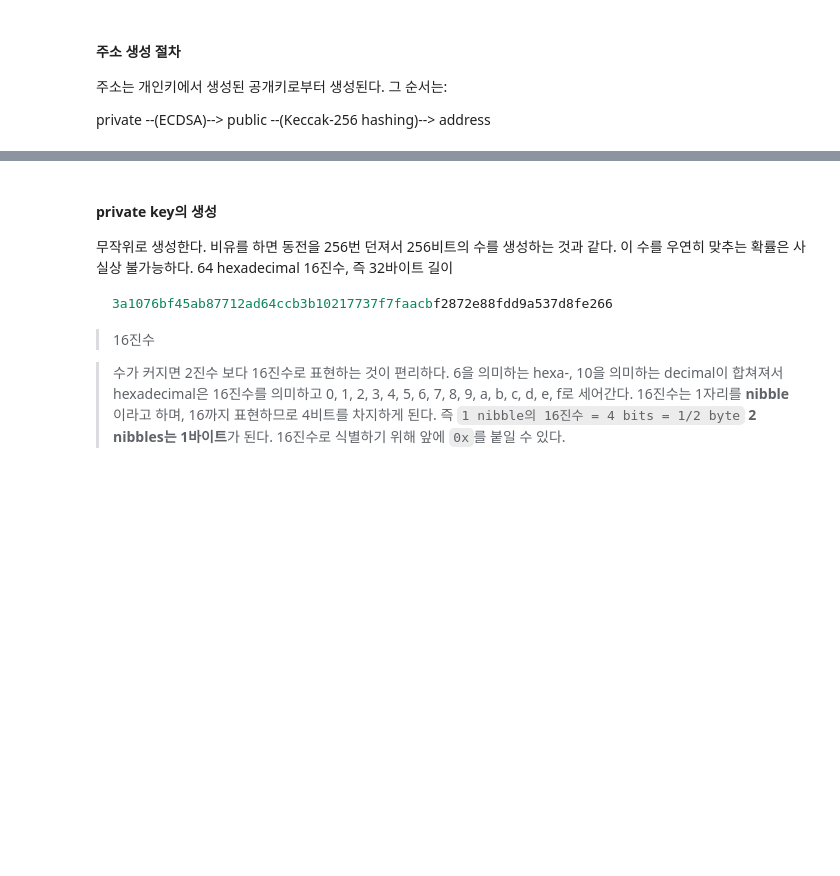
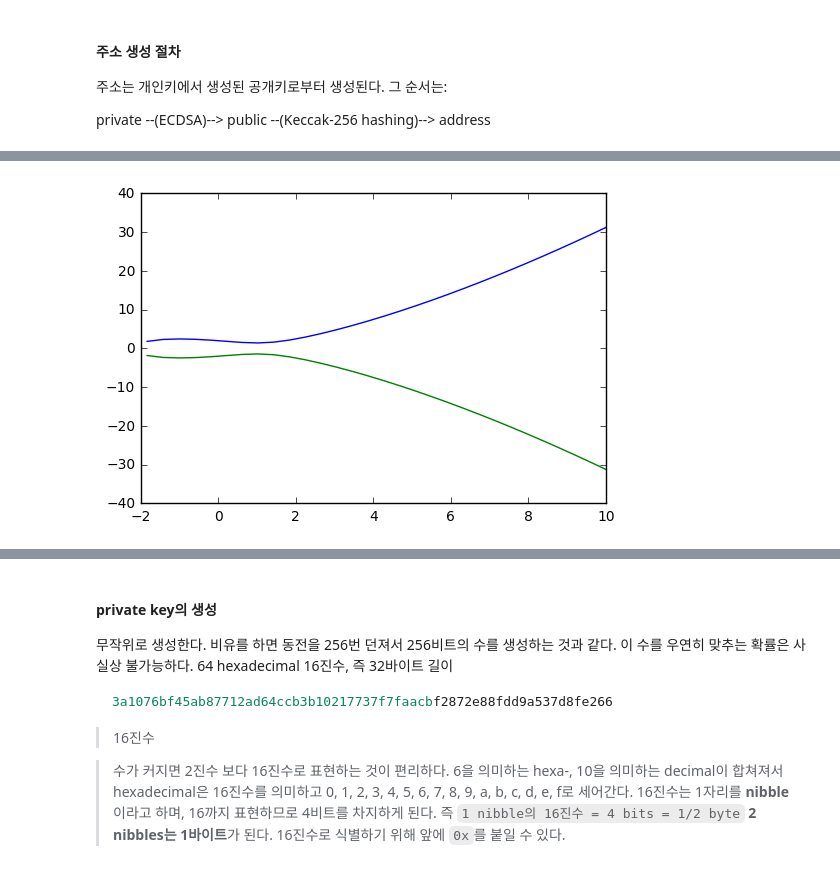
Before and after one commit to smu405/e, a Jupyter notebook: e4_gethAccount.ipynb, the cells around one changed output, grey strips where cells are left out. Saved outputs shown, nothing was run; the diff lists cells and outputs as text; code cells hidden in the pictures; blank space fills up the shorter version.

```diff
--- a/e4_gethAccount.ipynb
+++ b/e4_gethAccount.ipynb
@@ -229,0 +301,22 @@ private --(ECDSA)--> public --(Keccak-256 hashing)--> address
+# %%
+%matplotlib inline
+import numpy as np
+import pylab as pl
+
+def f(x):
+    return x**3 -3*x + 4
+
+xa = np.mgrid[-10:10:50j] # box array
+y = list()
+x = list()
+for i in range(0,len(xa)):
+    _x = xa.ravel()[i]
+    _y=f(_x)
+    if _y> 0:
+        y.append(np.sqrt(_y))
+        x.append(_x)
+pl.plot(x, y, "-")
+pl.plot(x, [-yi for yi in y], "-")
+pl.show()
+# %% [output]
+[figure, added]
```
Also changed, not shown: parts of 36 cells of this notebook, 2 other files.
